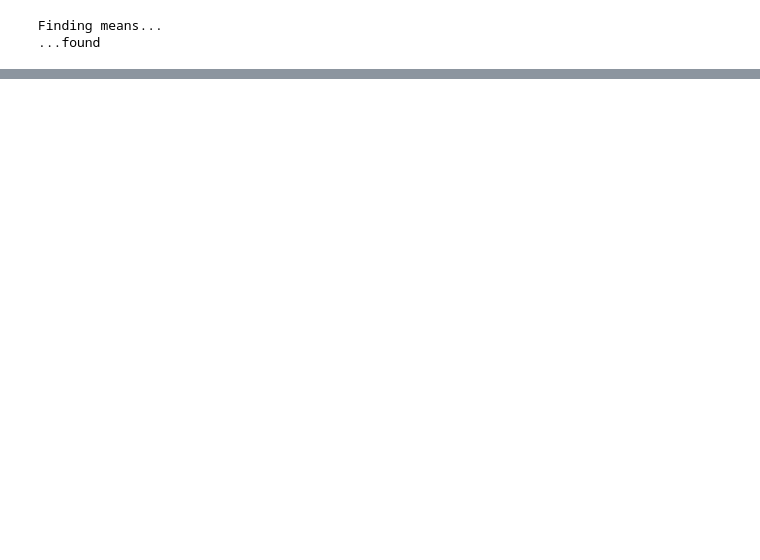
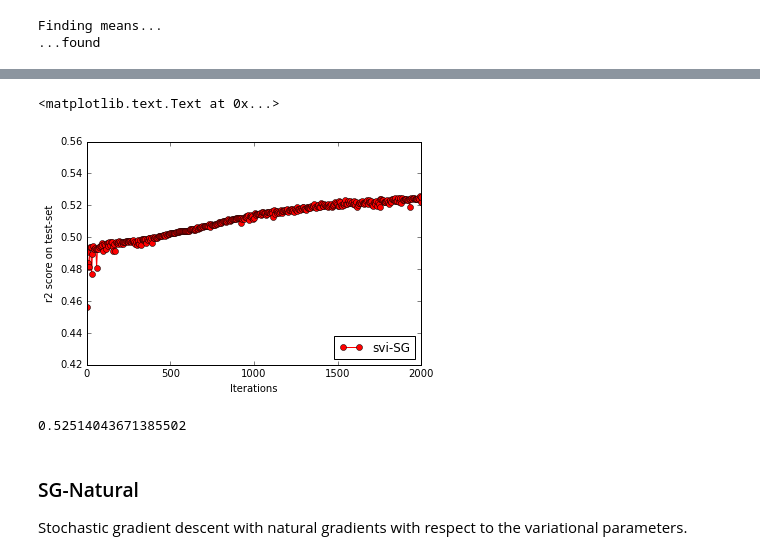
Before and after one commit to afcarl/CourseProject, a Jupyter notebook: Code/Experiments/regression_revision/abalone.ipynb, the cells around one changed output, grey strips where cells are left out. Cells and saved outputs as stored; diff of their text form; code cells hidden in the pictures; blank space fills up the shorter version.

```diff
--- a/Code/Experiments/regression_revision/abalone.ipynb
+++ b/Code/Experiments/regression_revision/abalone.ipynb
@@ -244,0 +196,6 @@ r2_score(y_test, pred)
+# %%
+model_covariance_obj = SquaredExponential(np.copy(cov_params))
+sg_svi_gp = GPR(model_covariance_obj, method='svi', parametrization='cholesky', optimizer='SG')
+# %%
+opts = {'maxiter':2000, 'batch_size': 200 , 'print_freq': 10, 'step0': 7e-1, 'gamma': .2}
+sg_svi_res = sg_svi_gp.fit(x_tr, y_tr, num_inputs=ind_num, optimizer_options=opts, inputs=inputs)
@@ -244,0 +220,16 @@ r2_score(y_test, pred)
+# %%
+metric = lambda w: sg_svi_gp.get_prediction_quality(w, x_test, y_test)
+sg_svi_x_lst, sg_svi_y_lst = sg_svi_res.plot_performance(metric, 'i', freq=5)
+# %%
+plt.plot(sg_svi_x_lst, sg_svi_y_lst, '-ro', label='svi-SG')
+plt.ylim([.42, .56])
+plt.legend(loc=4)
+plt.xlabel('Iterations')
+plt.ylabel('r2 score on test-set')
+# %% [output]
+<matplotlib.text.Text at 0x...>
+[figure, added]
+# %%
+sg_svi_y_lst[-1]
+# %% [output]
+0.52514043671385502
@@ -244,0 +239,3 @@ r2_score(y_test, pred)
+# %% [markdown]
+### SG-Natural
+Stochastic gradient descent with natural gradients with respect to the variational parameters.
```
Also changed, not shown: parts of 59 cells of this notebook, 14 other files.
